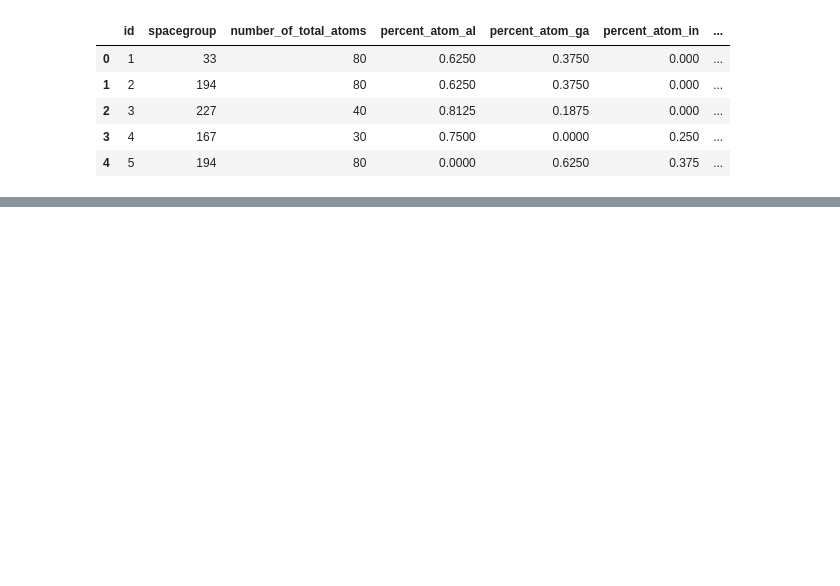
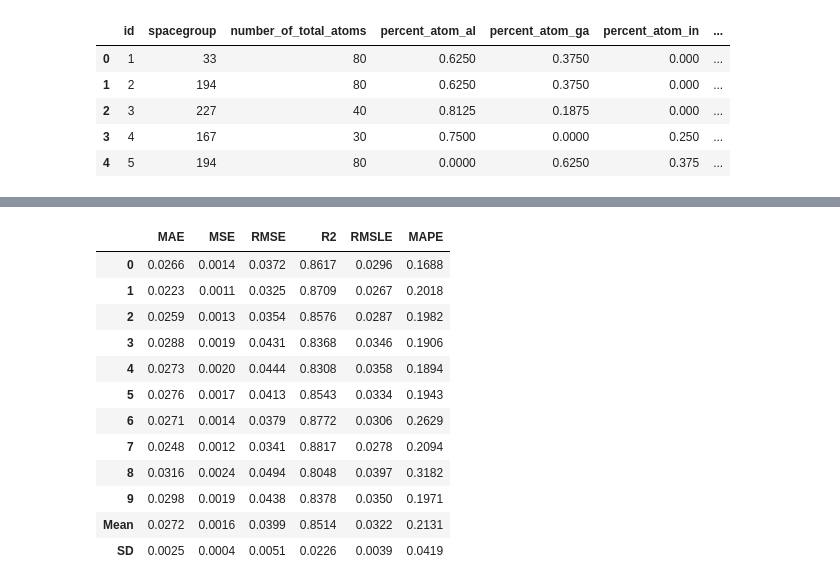
Before and after one commit to AyorindeTayo/PyCaret-prediction-of-transparent-conductor-Properties-, a Jupyter notebook: Pycaret.ipynb, the cells around one changed output, grey strips where cells are left out. Cells and saved outputs as stored; diff of their text form; code cells hidden in the pictures; blank space fills up the shorter version.

```diff
--- a/Pycaret.ipynb
+++ b/Pycaret.ipynb
@@ -90,0 +95,16 @@ LGBMRegressor(boosting_type='gbdt', class_weight=None, colsample_bytree=1.0,
+# %%
+gbr = create_model('gbr')
+# %% [output]
+|  | MAE | MSE | RMSE | R2 | RMSLE | MAPE |
+| 0 | 0.0266 | 0.0014 | 0.0372 | 0.8617 | 0.0296 | 0.1688 |
+| 1 | 0.0223 | 0.0011 | 0.0325 | 0.8709 | 0.0267 | 0.2018 |
+| 2 | 0.0259 | 0.0013 | 0.0354 | 0.8576 | 0.0287 | 0.1982 |
+| 3 | 0.0288 | 0.0019 | 0.0431 | 0.8368 | 0.0346 | 0.1906 |
+| 4 | 0.0273 | 0.0020 | 0.0444 | 0.8308 | 0.0358 | 0.1894 |
+| 5 | 0.0276 | 0.0017 | 0.0413 | 0.8543 | 0.0334 | 0.1943 |
+| 6 | 0.0271 | 0.0014 | 0.0379 | 0.8772 | 0.0306 | 0.2629 |
+| 7 | 0.0248 | 0.0012 | 0.0341 | 0.8817 | 0.0278 | 0.2094 |
+| 8 | 0.0316 | 0.0024 | 0.0494 | 0.8048 | 0.0397 | 0.3182 |
+| 9 | 0.0298 | 0.0019 | 0.0438 | 0.8378 | 0.0350 | 0.1971 |
+| Mean | 0.0272 | 0.0016 | 0.0399 | 0.8514 | 0.0322 | 0.2131 |
+| SD | 0.0025 | 0.0004 | 0.0051 | 0.0226 | 0.0039 | 0.0419 |
```
Also changed, not shown: parts of 13 cells of this notebook.
